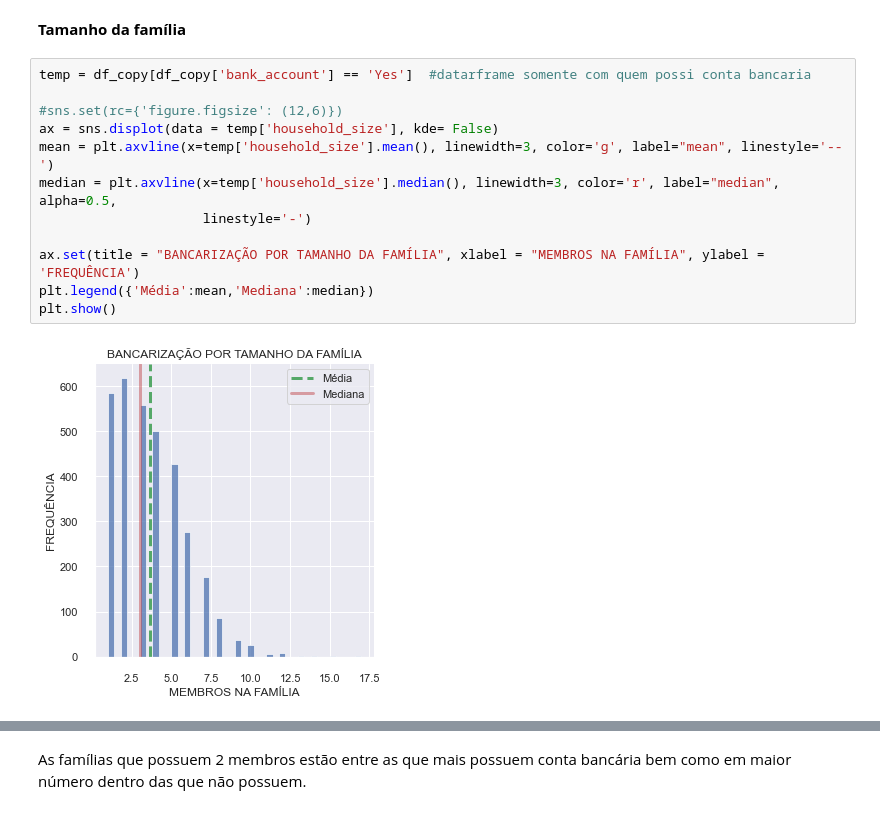
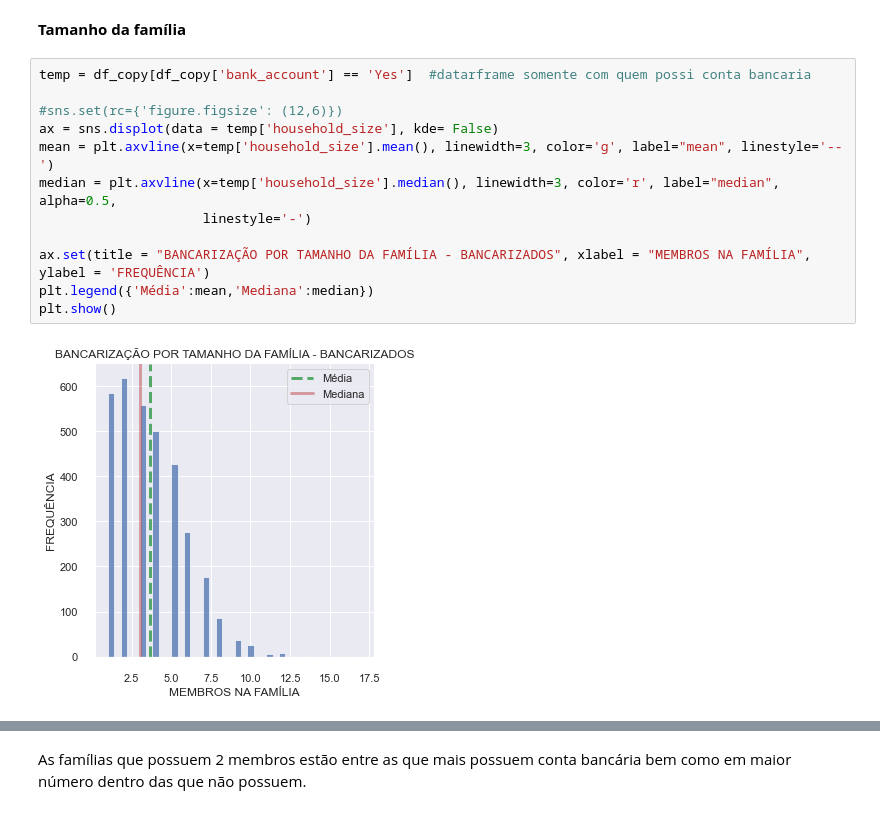
Before and after one commit to fabioismerim/financial_inclusion_africa, a Jupyter notebook: Financial_Inclusion_Africa.ipynb, the cells around one changed output, grey strips where cells are left out. Saved outputs shown, nothing was run; the diff lists cells and outputs as text.

```diff
--- a/Financial_Inclusion_Africa.ipynb
+++ b/Financial_Inclusion_Africa.ipynb
@@ -601,17 +601,17 @@ Como esperado, a maioria dos bancarizados são adultos, seguido de jovens.
 # %%
 temp = df_copy[df_copy['bank_account'] == 'Yes']  #datarframe somente com quem possi conta bancaria
 
 #sns.set(rc={'figure.figsize': (12,6)})
 ax = sns.displot(data = temp['household_size'], kde= False)
 mean = plt.axvline(x=temp['household_size'].mean(), linewidth=3, color='g', label="mean", linestyle='--')
 median = plt.axvline(x=temp['household_size'].median(), linewidth=3, color='r', label="median", alpha=0.5,
                      linestyle='-')
 
-ax.set(title = "BANCARIZAÇÃO POR TAMANHO DA FAMÍLIA", xlabel = "MEMBROS NA FAMÍLIA", ylabel = 'FREQUÊNCIA')
+ax.set(title = "BANCARIZAÇÃO POR TAMANHO DA FAMÍLIA - BANCARIZADOS", xlabel = "MEMBROS NA FAMÍLIA", ylabel = 'FREQUÊNCIA')
 plt.legend({'Média':mean,'Mediana':median})
 plt.show()
 # %% [output]
-[figure, old version]
+[figure, new version]
 # %%
 temp = df_copy[df_copy['bank_account'] == 'No']  #datarframe somente com quem possi conta bancaria
 
```
Also changed, not shown: parts of 18 cells of this notebook.
